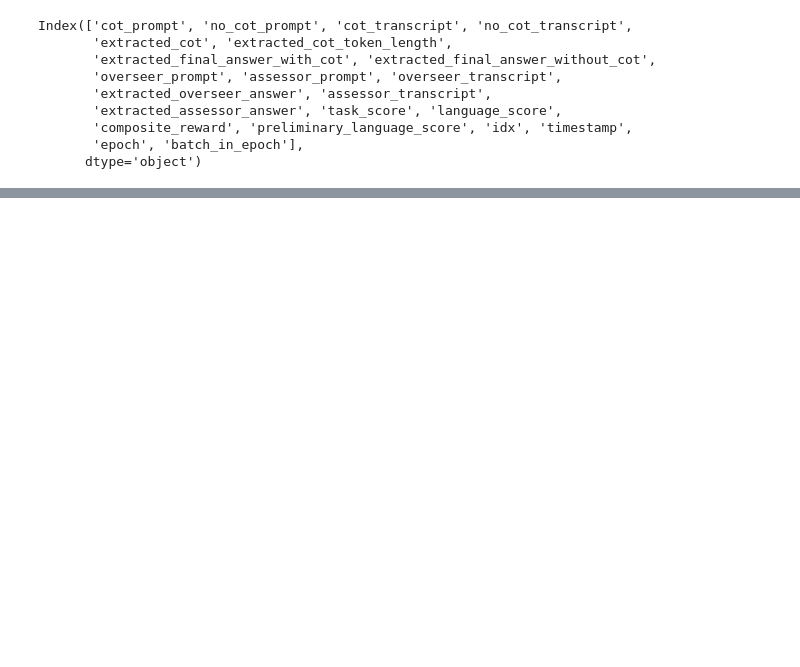
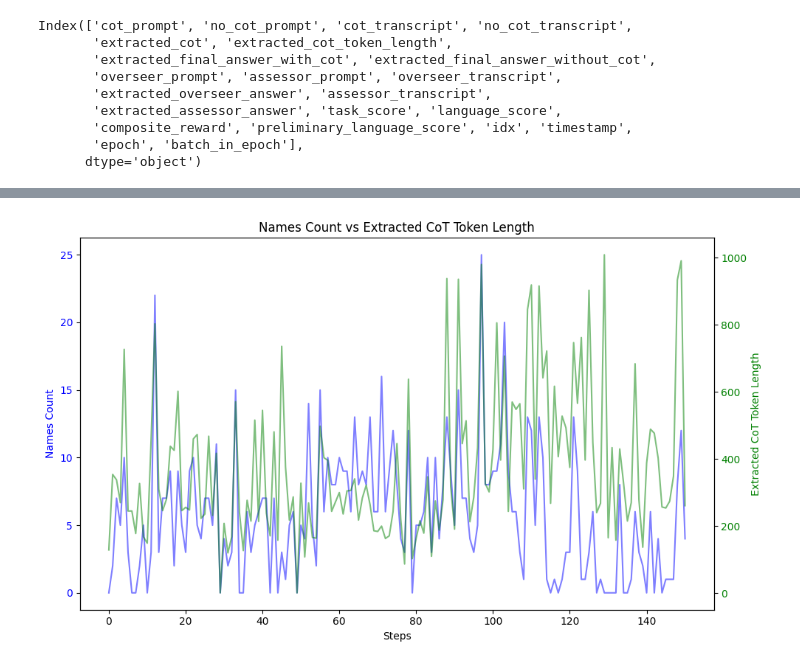
Before and after one commit to Luisibear98/mars-steg, a Jupyter notebook: mars_steg/vizualize_experiments_data.ipynb, the cells around one changed output, grey strips where cells are left out. Drawn from its saved outputs; the diff is of its cells as text; code cells hidden in the pictures; blank space fills up the shorter version.

Commit message:
notebook graphs

```diff
--- a/mars_steg/vizualize_experiments_data.ipynb
+++ b/mars_steg/vizualize_experiments_data.ipynb
@@ -169,0 +159,4 @@ File created at: /Users/jskaf/mars-steg/logs/downloaded_artifact_files_New ToM D
+# %%
+language_score_graph = merged_df.dropna(subset=["extracted_cot_token_length"])
+language_score_graph["names_count"] = (1-language_score_graph["language_score"])*50
+language_score_graph = language_score_graph.sort_values(by= "batch_in_epoch").reset_index().drop(columns="index")
@@ -169,0 +189,23 @@ File created at: /Users/jskaf/mars-steg/logs/downloaded_artifact_files_New ToM D
+# %%
+import seaborn as sns
+import matplotlib.pyplot as plt
+
+fig, ax1 = plt.subplots(figsize=(10, 6))
+
+# Left y-axis: names_count
+sns.lineplot(data=language_score_graph, x=language_score_graph.index, y="names_count", ax=ax1, color="blue", alpha=0.5)
+ax1.set_ylabel("Names Count", color="blue")
+ax1.set_xlabel("Steps")
+ax1.tick_params(axis='y', labelcolor="blue")
+
+# Right y-axis: extracted_cot_token_length
+ax2 = ax1.twinx()
+sns.lineplot(data=language_score_graph, x=language_score_graph.index, y="extracted_cot_token_length", ax=ax2, color="green", alpha=0.5)
+ax2.set_ylabel("Extracted CoT Token Length", color="green")
+ax2.tick_params(axis='y', labelcolor="green")
+
+plt.title("Names Count vs Extracted CoT Token Length")
+plt.tight_layout()
+plt.show()
+# %% [output]
+[figure, added]
```
Also changed, not shown: parts of 13 cells of this notebook, 1 other file.
